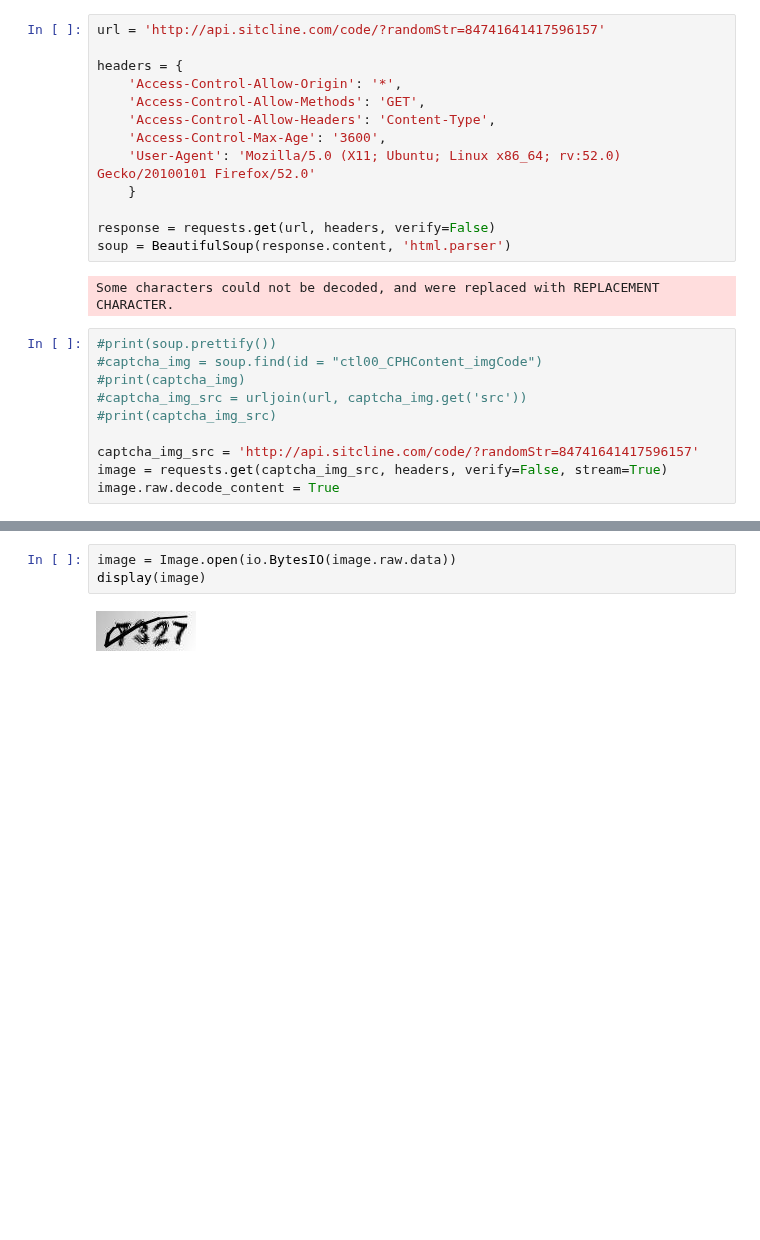
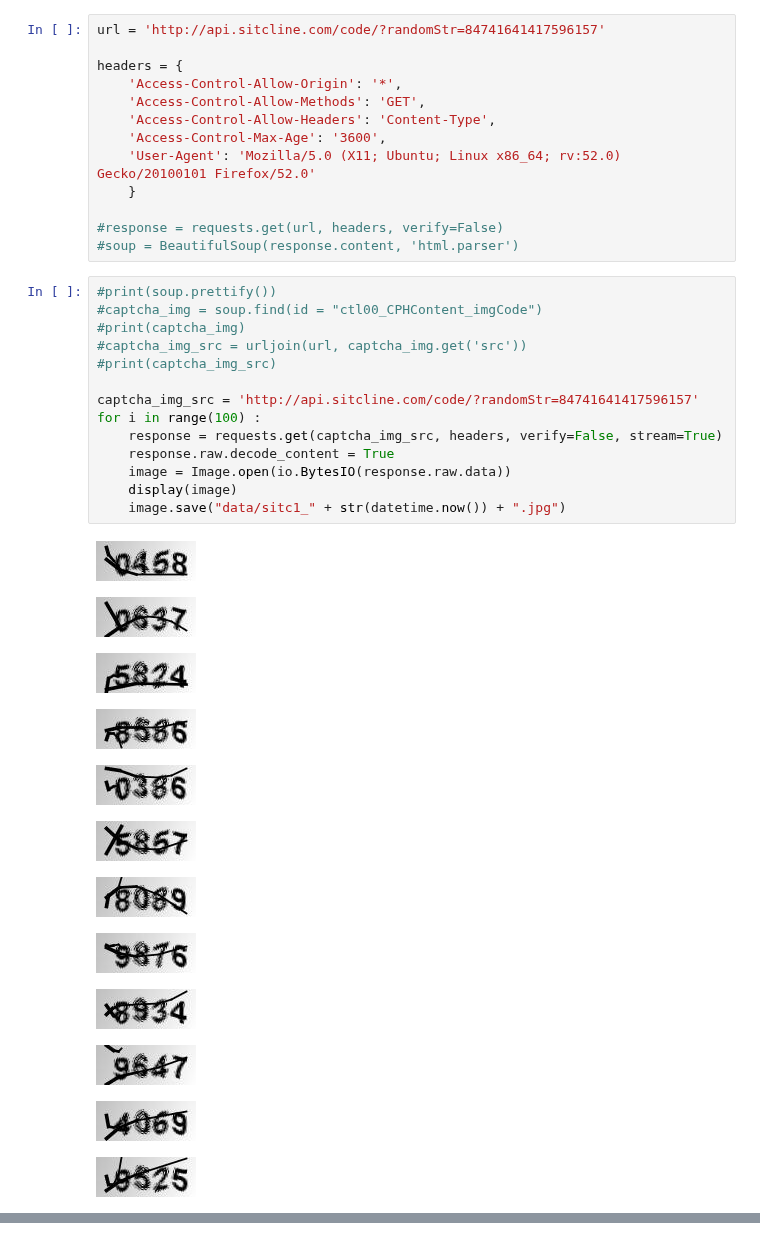
Before and after one commit to fmspatrickrosendahl/my-first-binder, a Jupyter notebook: notebooks/SITC1/website_requests_sitc1.ipynb, the cells around one changed output, grey strips where cells are left out. Cells and saved outputs as stored; diff of their text form; blank space fills up the shorter version.

```diff
--- a/notebooks/SITC1/website_requests_sitc1.ipynb
+++ b/notebooks/SITC1/website_requests_sitc1.ipynb
@@ -17,17 +18,32 @@ headers = {
     'User-Agent': 'Mozilla/5.0 (X11; Ubuntu; Linux x86_64; rv:52.0) Gecko/20100101 Firefox/52.0'
     }
 
-response = requests.get(url, headers, verify=False)
-soup = BeautifulSoup(response.content, 'html.parser')
+#response = requests.get(url, headers, verify=False)
+#soup = BeautifulSoup(response.content, 'html.parser')
-# %% [output]
-Some characters could not be decoded, and were replaced with REPLACEMENT CHARACTER.
 # %%
 #print(soup.prettify())
 #captcha_img = soup.find(id = "ctl00_CPHContent_imgCode")
 #print(captcha_img)
 #captcha_img_src = urljoin(url, captcha_img.get('src'))
 #print(captcha_img_src)
 
 captcha_img_src = 'http://api.sitcline.com/code/?randomStr=84741641417596157'
-image = requests.get(captcha_img_src, headers, verify=False, stream=True)
-image.raw.decode_content = True
+for i in range(100) :
+    response = requests.get(captcha_img_src, headers, verify=False, stream=True)
+    response.raw.decode_content = True
+    image = Image.open(io.BytesIO(response.raw.data))
+    display(image)
+    image.save("data/sitc1_" + str(datetime.now()) + ".jpg")
+# %% [output]
+[figure, added]
+[figure, added]
+[figure, added]
+[figure, added]
+[figure, added]
+[figure, added]
+[figure, added]
+[figure, added]
+[figure, added]
+[figure, added]
+[figure, added]
+[figure, added]
@@ -34,5 +50,0 @@ image.raw.decode_content = True
-# %%
-image = Image.open(io.BytesIO(image.raw.data))
-display(image)
-# %% [output]
-[figure, removed]
```
Also changed, not shown: parts of 2 cells of this notebook, 1 other file.
